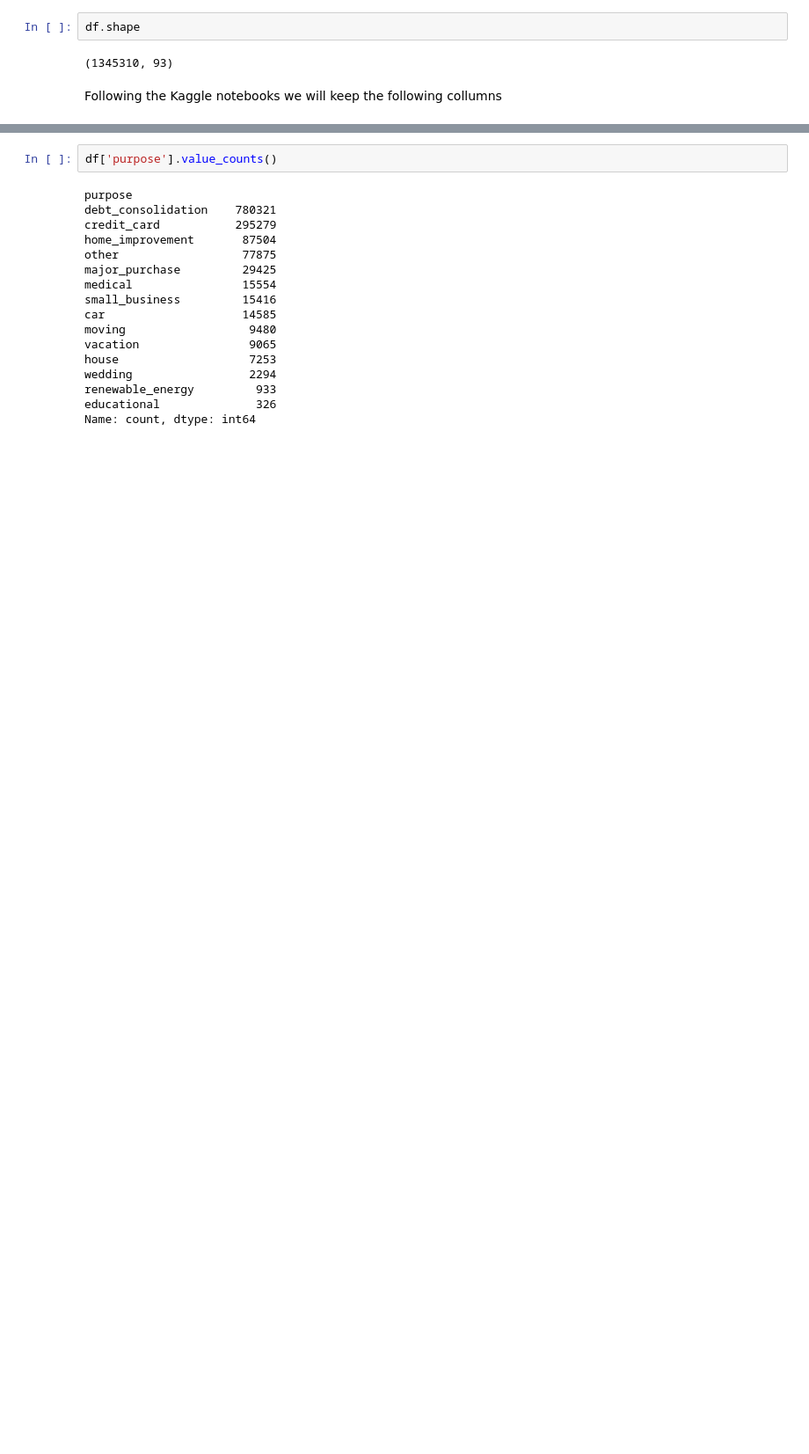
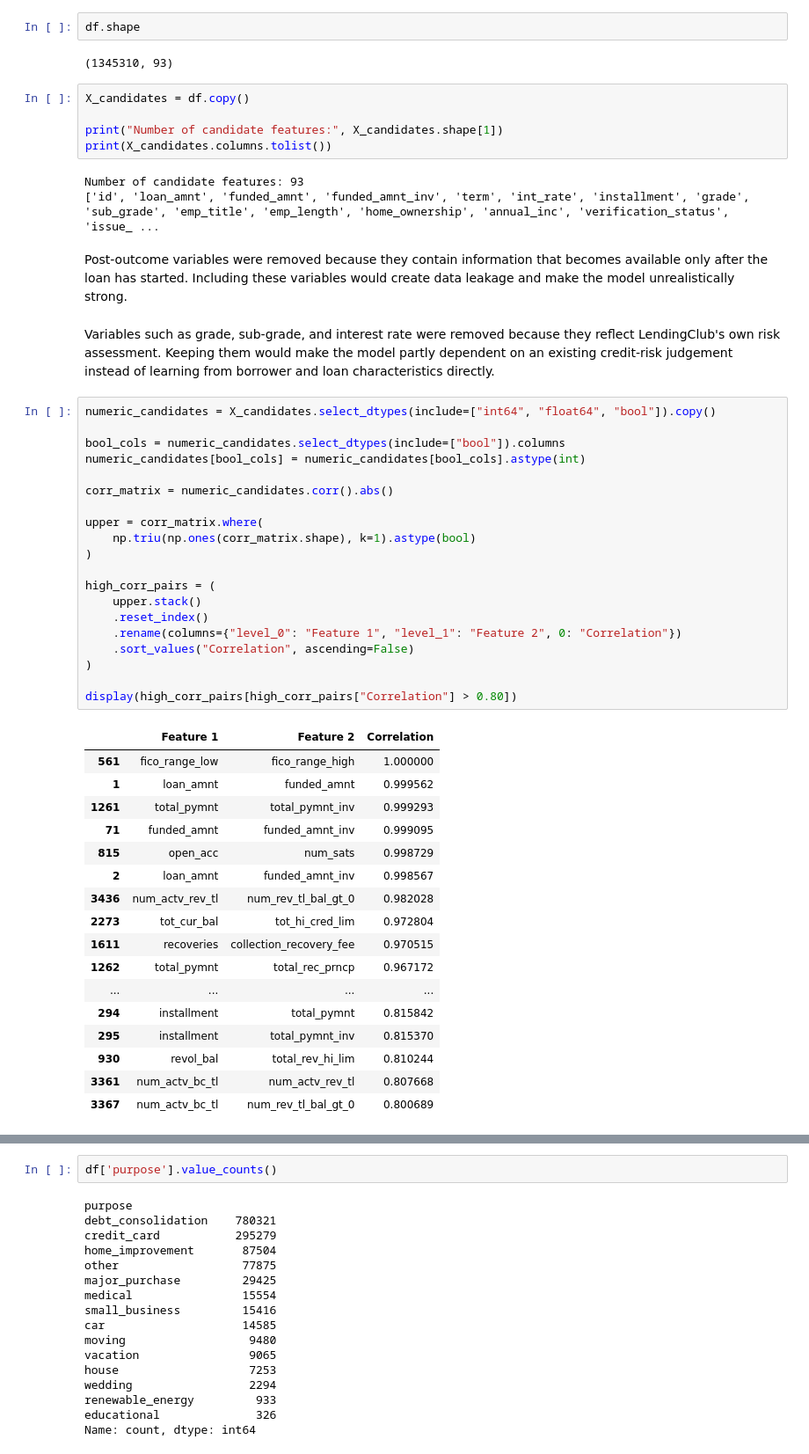
Before and after one commit to TimAngevare/Adversarial-Attacks-on-Class-Imbalanced-Lending-Default-Models, a Jupyter notebook: Advesarial_attacks.ipynb, the cells around one changed output, grey strips where cells are left out. Shown at 88% size. Cells and saved outputs as stored; diff of their text form; blank space fills up the shorter version.

```diff
--- a/Advesarial_attacks.ipynb
+++ b/Advesarial_attacks.ipynb
@@ -162,5 +190,53 @@ Columns to drop:
 df.shape
 # %% [output]
 (1345310, 93)
-# %% [markdown]
-Following the Kaggle notebooks we will keep the following collumns
+# %%
+X_candidates = df.copy()
+
+print("Number of candidate features:", X_candidates.shape[1])
+print(X_candidates.columns.tolist())
+# %% [output]
+Number of candidate features: 93
+['id', 'loan_amnt', 'funded_amnt', 'funded_amnt_inv', 'term', 'int_rate', 'installment', 'grade', 'sub_grade', 'emp_title', 'emp_length', 'home_ownership', 'annual_inc', 'verification_status', 'issue_ ...
+# %% [markdown]
+Post-outcome variables were removed because they contain information that becomes available only after the loan has started. Including these variables would create data leakage and make the model unrealistically strong.
+# %% [markdown]
+Variables such as grade, sub-grade, and interest rate were removed because they reflect LendingClub's own risk assessment. Keeping them would make the model partly dependent on an existing credit-risk judgement instead of learning from borrower and loan characteristics directly.
+# %%
+numeric_candidates = X_candidates.select_dtypes(include=["int64", "float64", "bool"]).copy()
+
+bool_cols = numeric_candidates.select_dtypes(include=["bool"]).columns
+numeric_candidates[bool_cols] = numeric_candidates[bool_cols].astype(int)
+
+corr_matrix = numeric_candidates.corr().abs()
+
+upper = corr_matrix.where(
+    np.triu(np.ones(corr_matrix.shape), k=1).astype(bool)
+)
+
+high_corr_pairs = (
+    upper.stack()
+    .reset_index()
+    .rename(columns={"level_0": "Feature 1", "level_1": "Feature 2", 0: "Correlation"})
+    .sort_values("Correlation", ascending=False)
+)
+
+display(high_corr_pairs[high_corr_pairs["Correlation"] > 0.80])
+# %% [output]
+|  | Feature 1 | Feature 2 | Correlation |
+| 561 | fico_range_low | fico_range_high | 1.000000 |
+| 1 | loan_amnt | funded_amnt | 0.999562 |
+| 1261 | total_pymnt | total_pymnt_inv | 0.999293 |
+| 71 | funded_amnt | funded_amnt_inv | 0.999095 |
+| 815 | open_acc | num_sats | 0.998729 |
+| 2 | loan_amnt | funded_amnt_inv | 0.998567 |
+| 3436 | num_actv_rev_tl | num_rev_tl_bal_gt_0 | 0.982028 |
+| 2273 | tot_cur_bal | tot_hi_cred_lim | 0.972804 |
+| 1611 | recoveries | collection_recovery_fee | 0.970515 |
+| 1262 | total_pymnt | total_rec_prncp | 0.967172 |
+| ... | ... | ... | ... |
+| 294 | installment | total_pymnt | 0.815842 |
+| 295 | installment | total_pymnt_inv | 0.815370 |
+| 930 | revol_bal | total_rev_hi_lim | 0.810244 |
+| 3361 | num_actv_bc_tl | num_actv_rev_tl | 0.807668 |
+| 3367 | num_actv_bc_tl | num_rev_tl_bal_gt_0 | 0.800689 |
```
Also changed, not shown: parts of 46 cells of this notebook, 4 other files.
